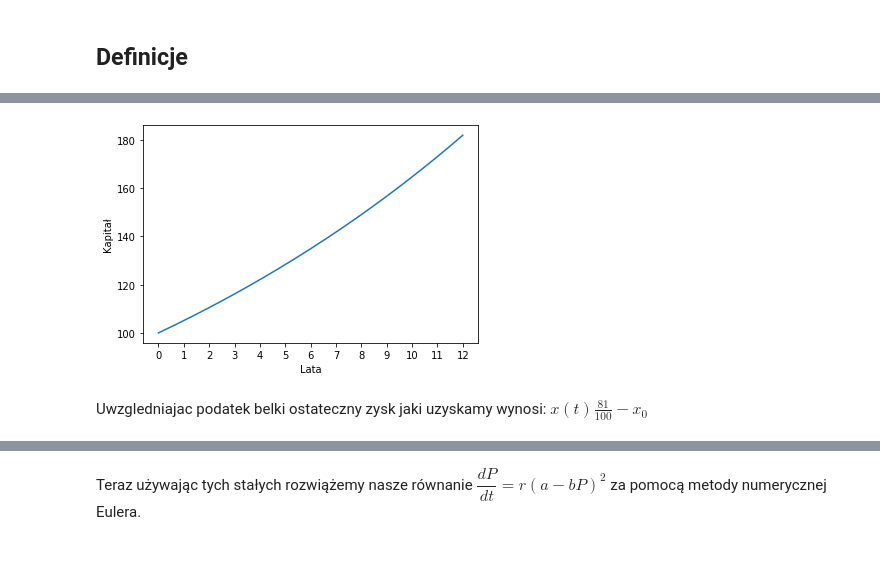
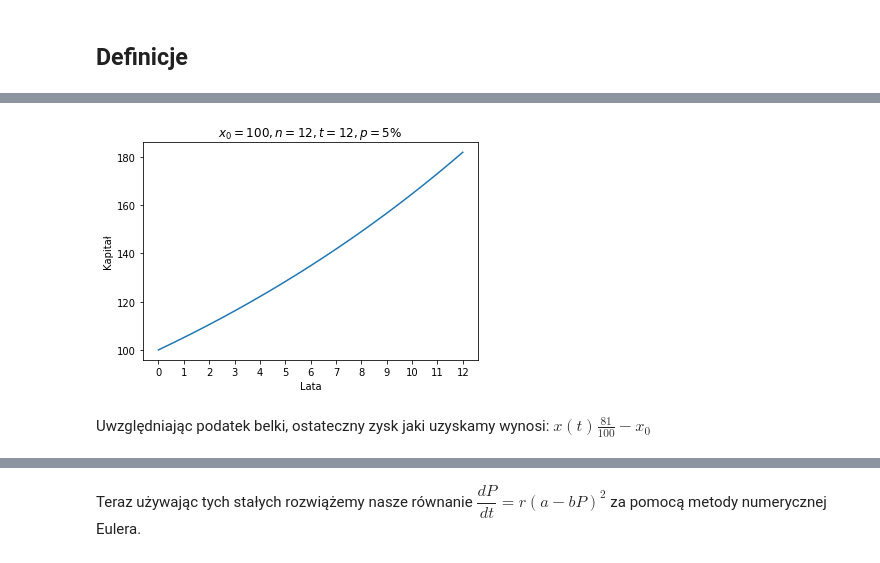
Before and after one commit to meluzyn100/R-wnania_r-niczkowe, a Jupyter notebook: Untitled.ipynb, the cells around one changed output, grey strips where cells are left out. Cells and saved outputs as stored; diff of their text form; code cells hidden in the pictures.

```diff
--- a/Untitled.ipynb
+++ b/Untitled.ipynb
@@ -75,24 +77,25 @@ Podany problem możemy też rozwiązać numeryzcnie wykorzystując wzór rekuren
 # %%
 from numpy import *
 import matplotlib.pyplot as plt
 x0 = 100
 n = 12
 t = 12
 p = 5/n
 N = t*n
 x = zeros(N+1)
 x[0] = x0
 for n in range(N+1)[1:]:
     x[n] = x[n-1] + (p/100.0)*x[n-1]
 plt.plot(range(N+1), x)
 plt.xlabel("Lata")
 plt.ylabel("Kapitał")
 plt.xticks(range(0,N+t,t), range(t+1))
+plt.title(r"$x_0 =100,n=12,t=12,p=5\% $")
 plt.show()
 # %% [output]
-[figure, old version]
+[figure, new version]
 # %% [markdown]
-Uwzgledniajac podatek belki ostateczny zysk jaki uzyskamy wynosi: $x(t)\frac{81}{100}-x_0$
+Uwzględniając podatek belki, ostateczny zysk jaki uzyskamy wynosi: $x(t)\frac{81}{100}-x_0$
 # %% [markdown]
 
 ## Liniowy model gospodarki
```
Also changed, not shown: parts of 19 cells of this notebook.
